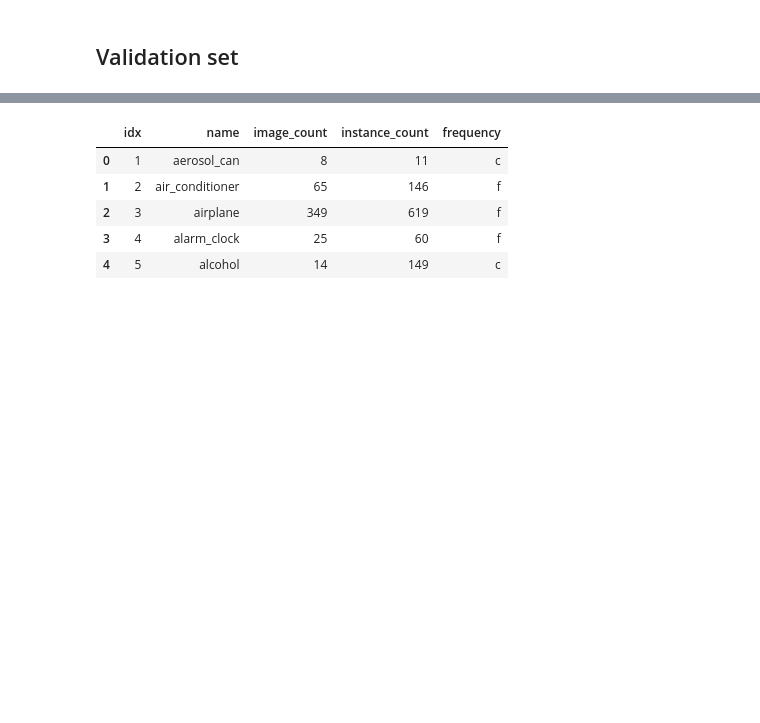
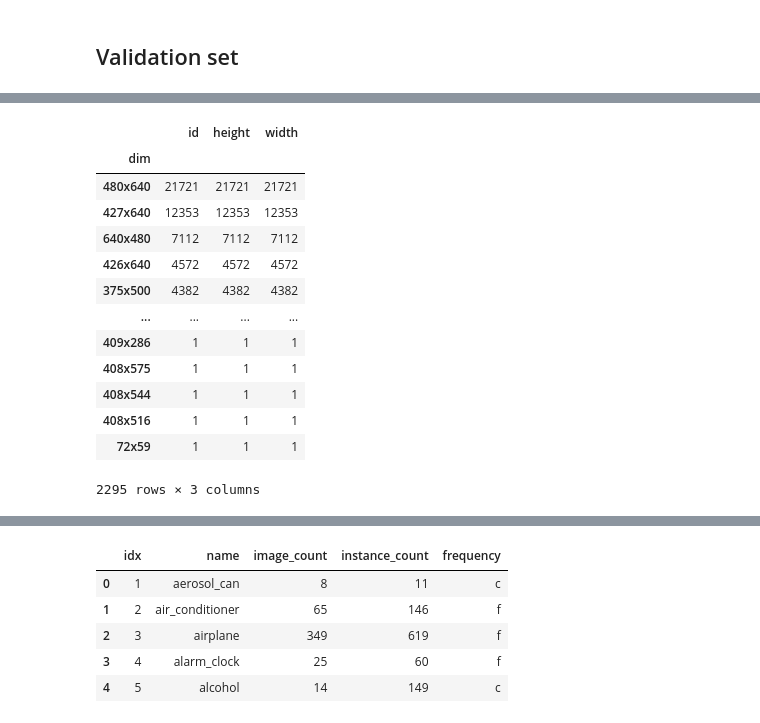
Before and after one commit to alexxcollins/INM705_CW_Collins_Velagala, a Jupyter notebook: notebooks/Data_exploration.ipynb, the cells around one changed output, grey strips where cells are left out. Drawn from its saved outputs; the diff is of its cells as text; code cells hidden in the pictures; blank space fills up the shorter version.

```diff
--- a/notebooks/Data_exploration.ipynb
+++ b/notebooks/Data_exploration.ipynb
@@ -17,7 +19,7 @@ fname = "lvis_v1_{}.json".format(stage)
 #list(p.iterdir())
 # %%
 file = f = open (fpath + fname, "r")
-data = json.loads(f.read())
+data = ujson.loads(f.read())
 # %%
 len(data['images'])
 # %% [output]
@@ -24,0 +47,17 @@ len(data['images'])
+# %%
+img_size_df = pd.DataFrame(columns = ["id" , "height", "width"] )
+keys = ['id', 'height', 'width']
+
+for i in range(len(data['images'])):
+    img_data = data['images'][i]
+    values = list(map(img_data.get, keys))
+    temp = pd.DataFrame({keys[0] : [values[0]],
+                         keys[1] : [values[1]],
+                         keys[2] : [values[2]]
+                        })
+    img_size_df = pd.concat([img_size_df, temp], axis = 0)
+    #if i ==2: break
+    #img, h, w = data
+
+temp
+img_size_df
@@ -24,0 +78,3 @@ len(data['images'])
+# %%
+img_size_df['dim'] = img_size_df['height'].astype(str) + 'x' + img_size_df['width'].astype(str)
+img_size_df.head()
@@ -24,0 +88,18 @@ len(data['images'])
+# %%
+#train set
+img_size_df.groupby(['dim']).count().sort_values(by = ['id'], ascending = False)
+# %% [output]
+|  | id | height | width |
+| dim |  |  |  |
+| 480x640 | 21721 | 21721 | 21721 |
+| 427x640 | 12353 | 12353 | 12353 |
+| 640x480 | 7112 | 7112 | 7112 |
+| 426x640 | 4572 | 4572 | 4572 |
+| 375x500 | 4382 | 4382 | 4382 |
+| ... | ... | ... | ... |
+| 409x286 | 1 | 1 | 1 |
+| 408x575 | 1 | 1 | 1 |
+| 408x544 | 1 | 1 | 1 |
+| 408x516 | 1 | 1 | 1 |
+| 72x59 | 1 | 1 | 1 |
+2295 rows × 3 columns
```
Also changed, not shown: parts of 10 cells of this notebook.
